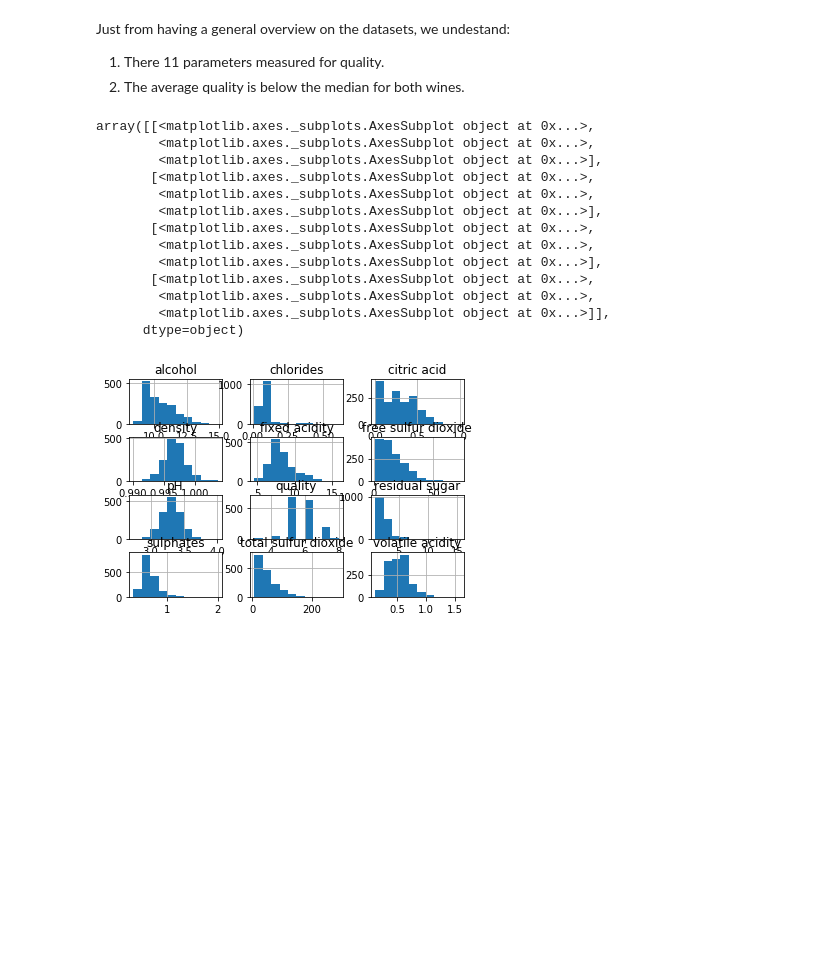
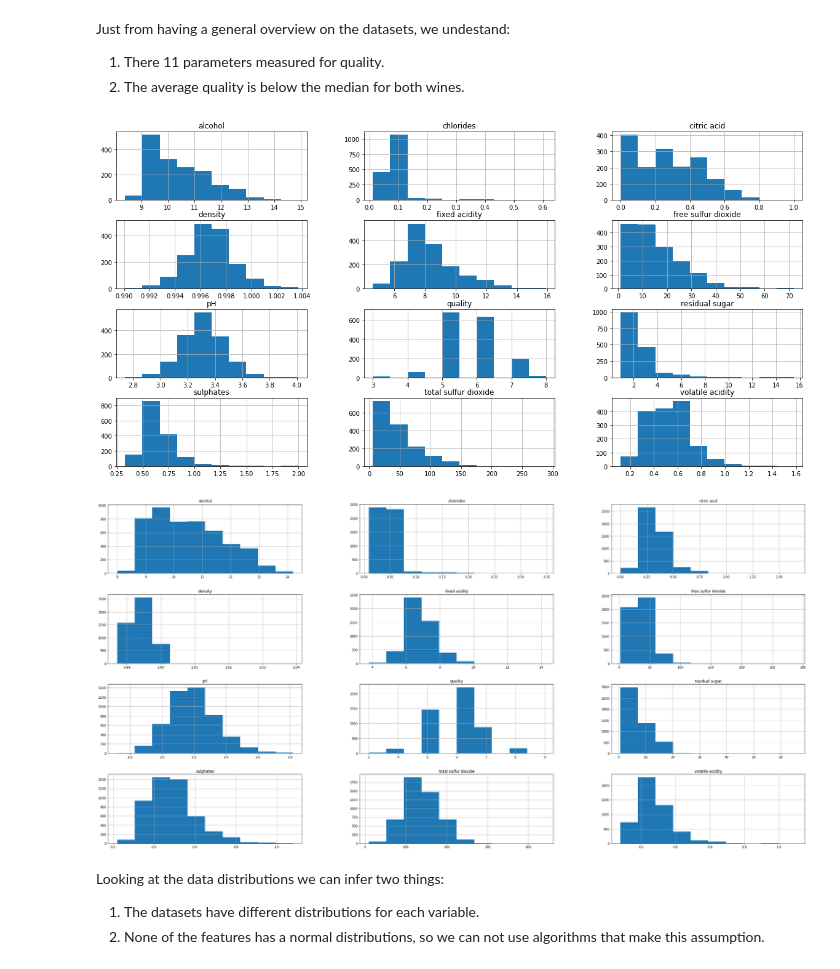
Before and after one commit to RicardoSantos91/WineAnalysis, a Jupyter notebook: WineQualityAnalysis.ipynb, the cells around one changed output. Drawn from its saved outputs; the diff is of its cells as text; code cells hidden in the pictures; blank space fills up the shorter version.

Commit message:
Add files via upload
Visualize data distributions

```diff
--- a/WineQualityAnalysis.ipynb
+++ b/WineQualityAnalysis.ipynb
@@ -41,20 +41,20 @@ Just from having a general overview on the datasets, we undestand:
 
 1. There 11 parameters measured for quality.
 2. The average quality is below the median for both wines.
-# %%
-df_red_wine.hist()
-# %% [output]
-array([[<matplotlib.axes._subplots.AxesSubplot object at 0x...>,
-        <matplotlib.axes._subplots.AxesSubplot object at 0x...>,
-        <matplotlib.axes._subplots.AxesSubplot object at 0x...>],
-       [<matplotlib.axes._subplots.AxesSubplot object at 0x...>,
-        <matplotlib.axes._subplots.AxesSubplot object at 0x...>,
-        <matplotlib.axes._subplots.AxesSubplot object at 0x...>],
-       [<matplotlib.axes._subplots.AxesSubplot object at 0x...>,
-        <matplotlib.axes._subplots.AxesSubplot object at 0x...>,
-        <matplotlib.axes._subplots.AxesSubplot object at 0x...>],
-       [<matplotlib.axes._subplots.AxesSubplot object at 0x...>,
-        <matplotlib.axes._subplots.AxesSubplot object at 0x...>,
-        <matplotlib.axes._subplots.AxesSubplot object at 0x...>]],
-      dtype=object)
-[figure, removed]
+# %%
+df_red_wine.hist()
+plt.rcParams['figure.figsize'] = [40, 20]
+plt.show()
+# %% [output]
+[figure, added]
+# %%
+df_white_wine.hist()
+plt.rcParams['figure.figsize'] = [40, 20]
+plt.show()
+# %% [output]
+[figure, added]
+# %% [markdown]
+Looking at the data distributions we can infer two things:
+
+1. The datasets have different distributions for each variable.
+2. None of the features has a normal distributions, so we can not use algorithms that make this assumption.
```
